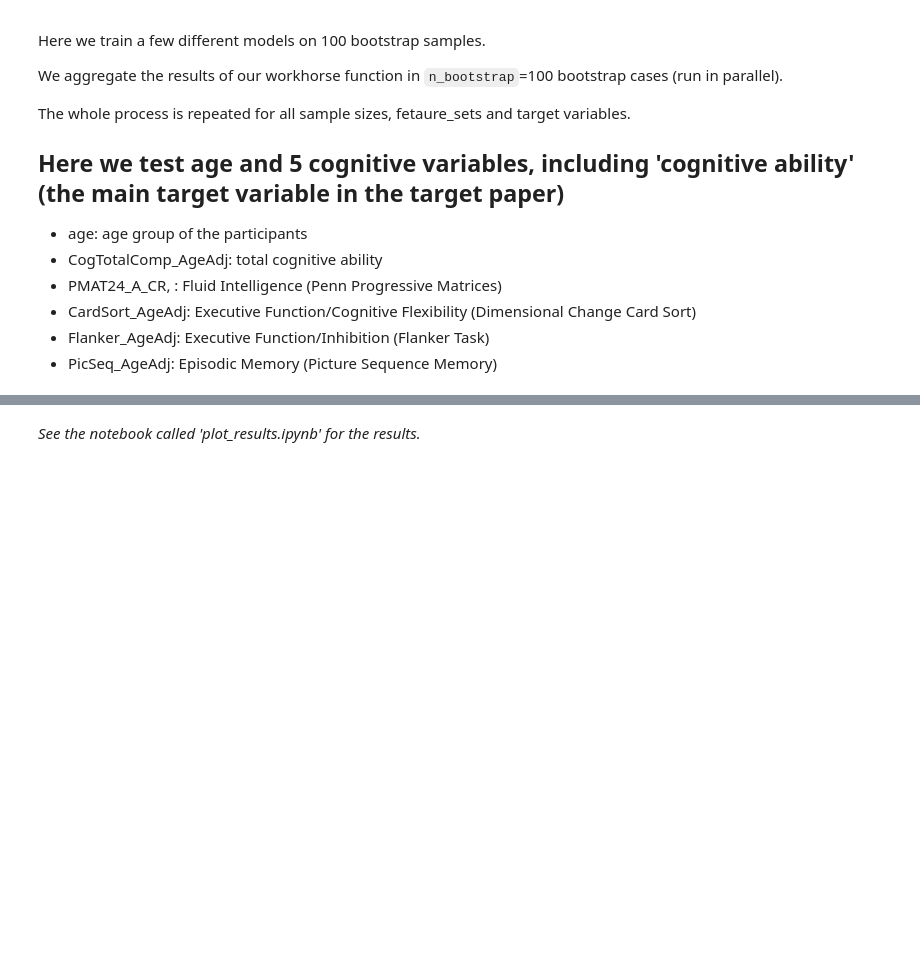
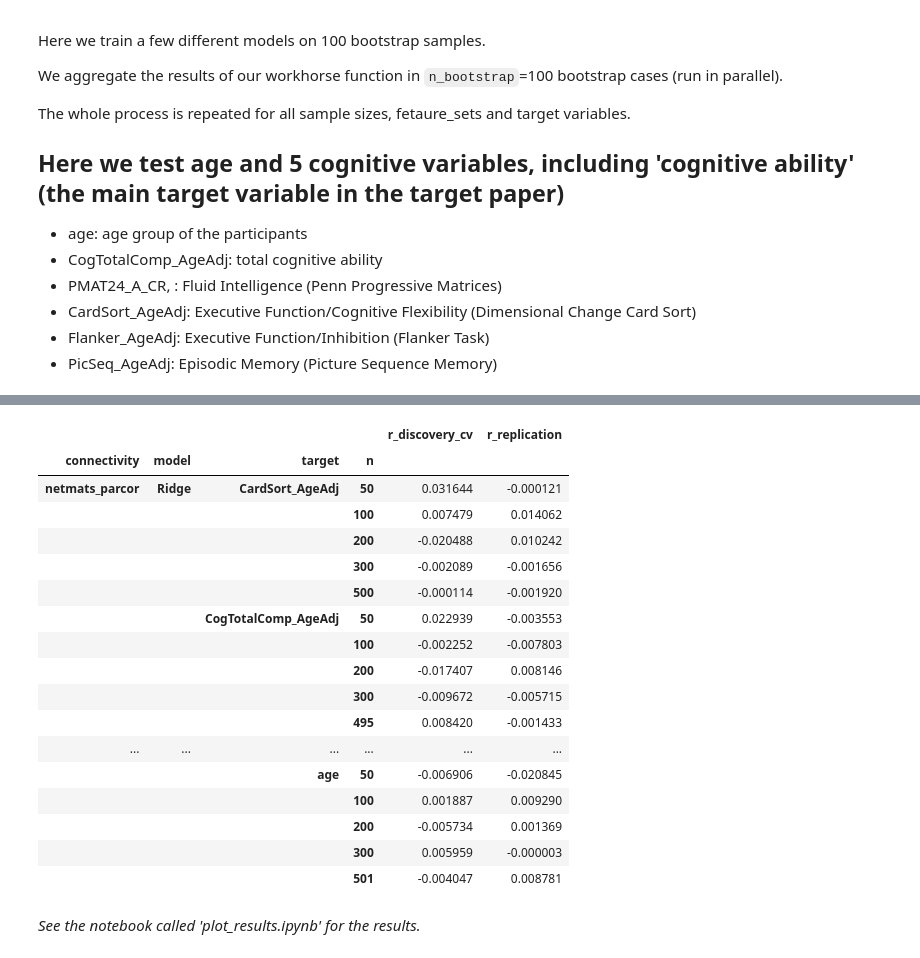
Before and after one commit to spisakt/BWAS_comment, a Jupyter notebook: multivariate_BWAS_replicability_analysis_FC.ipynb, the cells around one changed output, grey strips where cells are left out. Saved outputs shown, nothing was run; the diff lists cells and outputs as text; code cells hidden in the pictures; blank space fills up the shorter version.

```diff
--- a/multivariate_BWAS_replicability_analysis_FC.ipynb
+++ b/multivariate_BWAS_replicability_analysis_FC.ipynb
@@ -94,6 +93,10 @@ We define a workhorse function which:
 - finalizes the model by fitting it to the whole discovery sample (overfits the discovery but not the replication sample)
 - use it to predict the replication sample
 # %%
+def corr(X, Y):
+    # just a small wrapper function (pandas correlation is silent in "unlucky" bootstraps with constant values)
+    return pd.Series(X).corr( pd.Series(Y))
+
 def bootstrap_workhorse(X, y, sample_size, model, random_state, shuffle_y=False):
 
     #create discovery and replication samples by random sampling from the whole dataset (without replacement)
@@ -116,7 +119,7 @@ def bootstrap_workhorse(X, y, sample_size, model, random_state, shuffle_y=False)
     for train, test in cv.split(X=X_discovery, y=y_discovery):  # loop to leave one fold out
         model.fit(X=X_discovery[train], y=y_discovery[train]) # fit model to the training set
         predicted_discovery_cv[test] = model.predict(X=X_discovery[test]) # use fitted model to predict teh test set
-        cor_per_fold[i] = np.corrcoef(y_discovery[test], predicted_discovery_cv[test])[0,1] # calculate performance on tne test set
+        cor_per_fold[i] = corr(y_discovery[test], predicted_discovery_cv[test]) # calculate performance on tne test set
         i += 1
     # calculate mean test performance across all folds
     r_disc_cv = np.mean(cor_per_fold)
@@ -126,19 +129,19 @@ def bootstrap_workhorse(X, y, sample_size, model, random_state, shuffle_y=False)
     # we do this only to demonstrate biased estimates
     predicted_discovery_overfit = final_model.predict(X=X_discovery)
     # here we obtain the biased effect size (r) estimates for demonstrational purposes
-    r_disc_overfit = np.corrcoef(predicted_discovery_overfit, y_discovery)[0, 1]
+    r_disc_overfit = corr(predicted_discovery_overfit, y_discovery)
 
     # We use the final model to predict the replication sample
     # This is correct (no overfitting here), the final model did not see this data during training
     predicted_replication = final_model.predict(X=X_replication)
     # we obtain the out-of-sample prediction performance estimates
-    r_rep = np.corrcoef(predicted_replication, y_replication)[0, 1]
+    r_rep = corr(predicted_replication, y_replication)
 
     # below we calculate permutation-based p-values for all three effect size estimates (in-sample unbiased, in-sample biased, out-of-sample)
     # (one sided tests, testing for positive correlation)
-    p_disc_cv = permutation_test(predicted_discovery_cv, y_discovery, method='approximate', num_rounds=1000, func=lambda x, y: np.corrcoef(x, y)[1][0],seed=random_state)
-    p_disc_overfit = permutation_test(predicted_discovery_overfit, y_discovery, method='approximate', num_rounds=1000, func=lambda x, y: np.corrcoef(x, y)[1][0],seed=random_state)
-    p_rep = permutation_test(predicted_replication, y_replication, method='approximate', num_rounds=1000, func=lambda x, y: np.corrcoef(x, y)[1][0],seed=random_state)
+    p_disc_cv = permutation_test(predicted_discovery_cv, y_discovery, method='approximate', num_rounds=1000, func=lambda x, y: corr(x, y),seed=random_state)
+    p_disc_overfit = permutation_test(predicted_discovery_overfit, y_discovery, method='approximate', num_rounds=1000, func=lambda x, y: corr(x, y),seed=random_state)
+    p_rep = permutation_test(predicted_replication, y_replication, method='approximate', num_rounds=1000, func=lambda x, y: corr(x, y),seed=random_state)
     # return results
     return r_disc_cv, r_disc_overfit, r_rep, p_disc_cv, p_disc_overfit, p_rep
 # %% [markdown]
@@ -715,5 +860,26 @@ Wall time: 16min 23s
 | 5998 | netmats_pearson | Ridge | PicSeq_AgeAdj | 501 | 0.074094 | 1.0 | -0.033243 | ... |
 | 5999 | netmats_pearson | Ridge | PicSeq_AgeAdj | 501 | 0.053236 | 1.0 | -0.025311 | ... |
 6000 rows × 10 columns
+# %%
+df.groupby(['connectivity', 'model', 'target', 'n']).mean()[['r_discovery_cv', 'r_replication']]
+# %% [output]
+|  |  |  |  | r_discovery_cv | r_replication |
+| connectivity | model | target | n |  |  |
+| netmats_parcor | Ridge | CardSort_AgeAdj | 50 | 0.031644 | -0.000121 |
+|  |  |  | 100 | 0.007479 | 0.014062 |
+|  |  |  | 200 | -0.020488 | 0.010242 |
+|  |  |  | 300 | -0.002089 | -0.001656 |
+|  |  |  | 500 | -0.000114 | -0.001920 |
+|  |  | CogTotalComp_AgeAdj | 50 | 0.022939 | -0.003553 |
+|  |  |  | 100 | -0.002252 | -0.007803 |
+|  |  |  | 200 | -0.017407 | 0.008146 |
+|  |  |  | 300 | -0.009672 | -0.005715 |
+|  |  |  | 495 | 0.008420 | -0.001433 |
+| ... | ... | ... | ... | ... | ... |
+|  |  | age | 50 | -0.006906 | -0.020845 |
+|  |  |  | 100 | 0.001887 | 0.009290 |
+|  |  |  | 200 | -0.005734 | 0.001369 |
+|  |  |  | 300 | 0.005959 | -0.000003 |
+|  |  |  | 501 | -0.004047 | 0.008781 |
 # %% [markdown]
 *See the notebook called 'plot_results.ipynb' for the results.*
```
Also changed, not shown: parts of 21 cells of this notebook, 10 other files.
